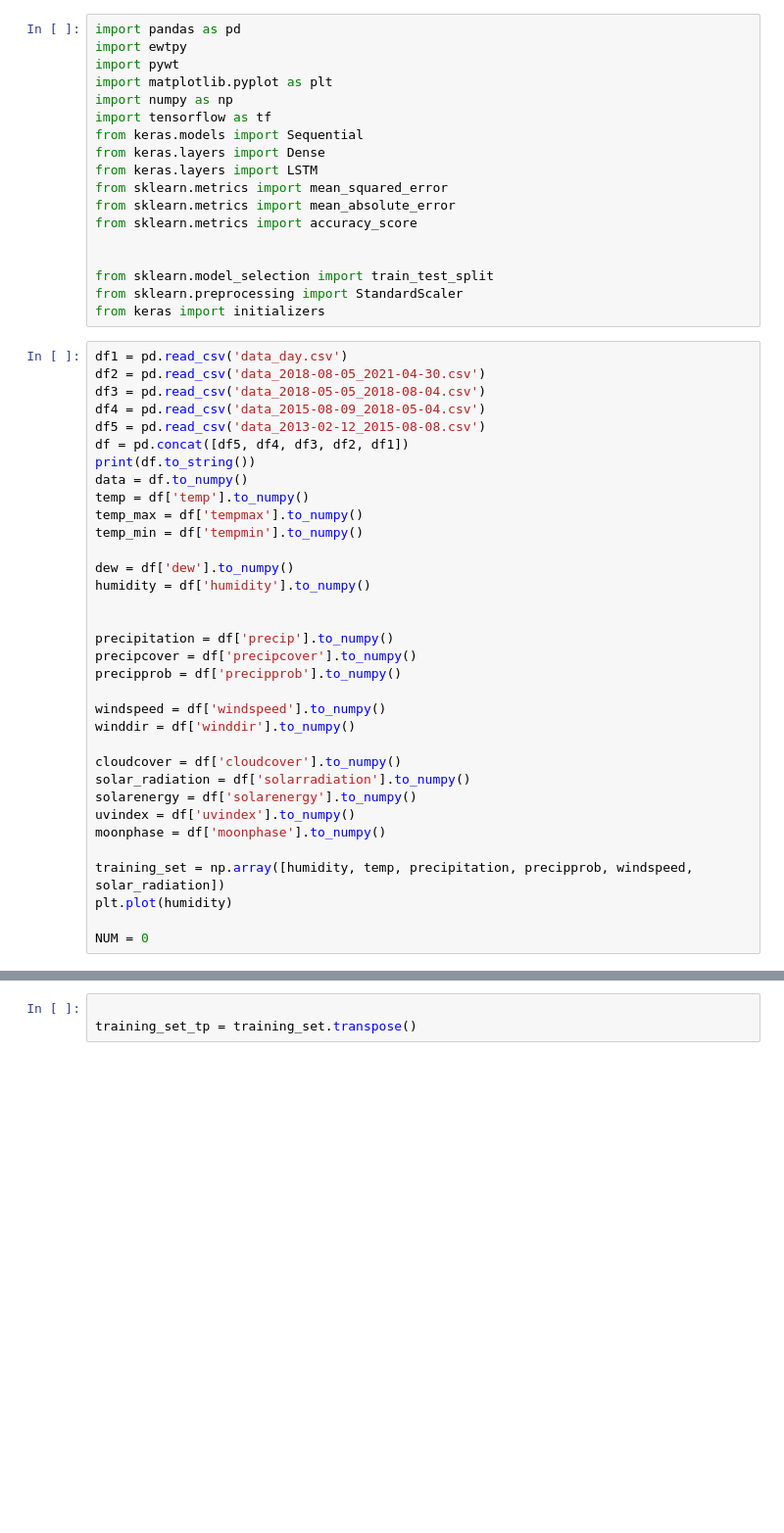
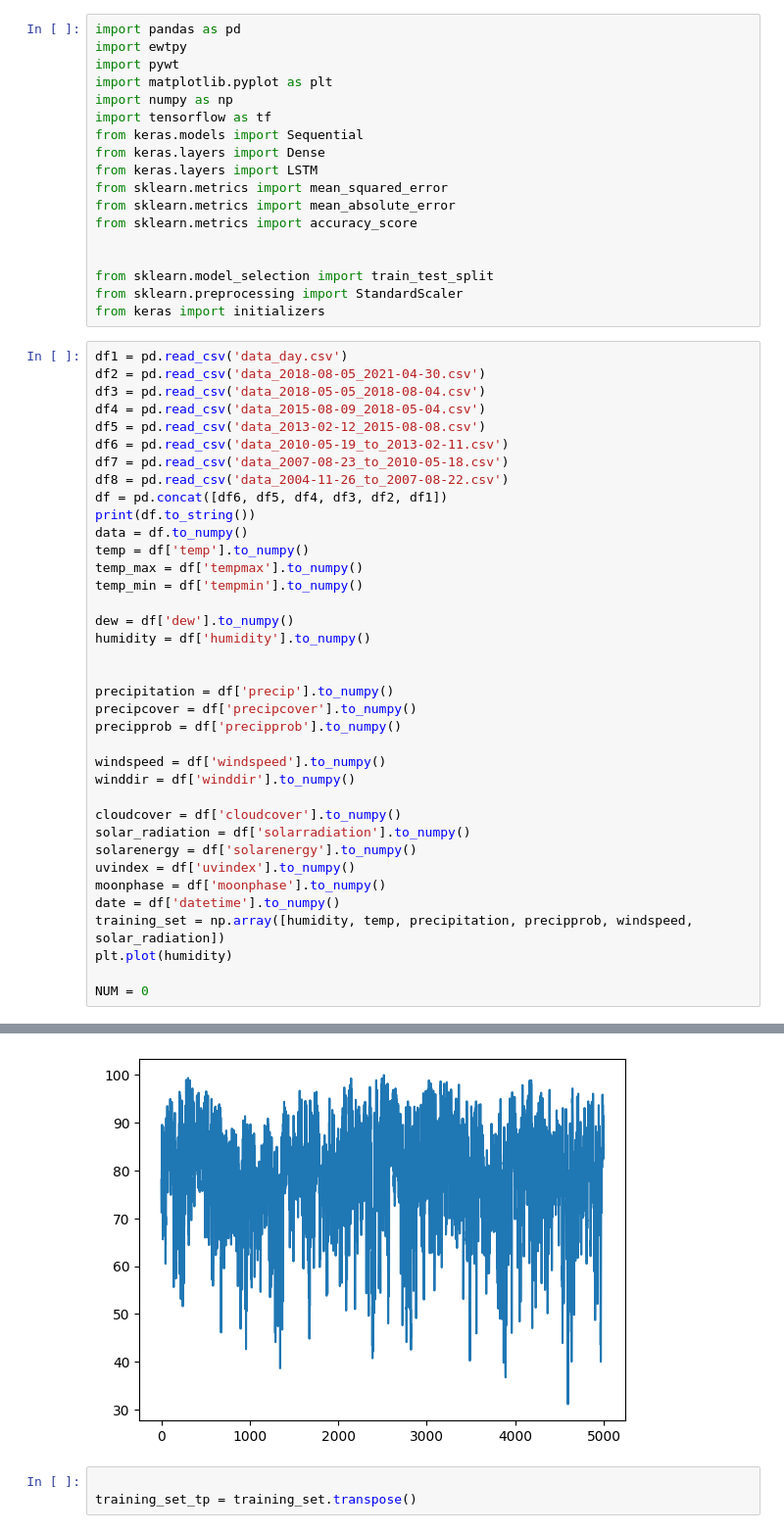
Before and after one commit to 10udCryp7/-Lab-Research-IOT-Weather-Tracking-for-Agriculture, a Jupyter notebook: Train Data/Model.ipynb, the cells around one changed output, grey strips where cells are left out. Shown at 98% size. Saved outputs shown, nothing was run; the diff lists cells and outputs as text; blank space fills up the shorter version.

Commit message:
update new data

```diff
--- a/Train Data/Model.ipynb
+++ b/Train Data/Model.ipynb
@@ -22,7 +22,10 @@ df2 = pd.read_csv('data_2018-08-05_2021-04-30.csv')
 df3 = pd.read_csv('data_2018-05-05_2018-08-04.csv')
 df4 = pd.read_csv('data_2015-08-09_2018-05-04.csv')
 df5 = pd.read_csv('data_2013-02-12_2015-08-08.csv')
-df = pd.concat([df5, df4, df3, df2, df1])
+df6 = pd.read_csv('data_2010-05-19_to_2013-02-11.csv')
+df7 = pd.read_csv('data_2007-08-23_to_2010-05-18.csv')
+df8 = pd.read_csv('data_2004-11-26_to_2007-08-22.csv')
+df = pd.concat([df6, df5, df4, df3, df2, df1])
 print(df.to_string())
 data = df.to_numpy()
 temp = df['temp'].to_numpy()
@@ -45,8 +48,9 @@ solar_radiation = df['solarradiation'].to_numpy()
 solarenergy = df['solarenergy'].to_numpy()
 uvindex = df['uvindex'].to_numpy()
 moonphase = df['moonphase'].to_numpy()
-
+date = df['datetime'].to_numpy()
 training_set = np.array([humidity, temp, precipitation, precipprob, windspeed, solar_radiation])
 plt.plot(humidity)
 
 NUM = 0
+# %% [output]
@@ -53,3 +74,4 @@ NUM = 0
+[figure, added]
 # %%
 
 training_set_tp = training_set.transpose()
```
Also changed, not shown: parts of 6 cells of this notebook, 3 other files.
